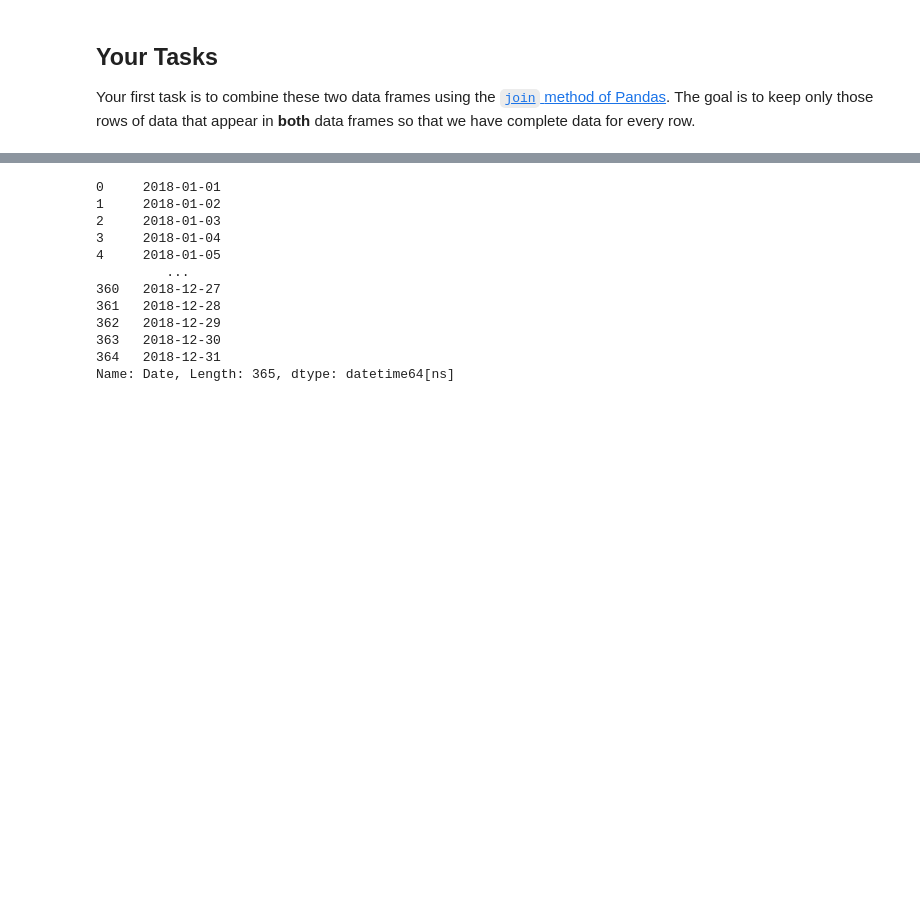
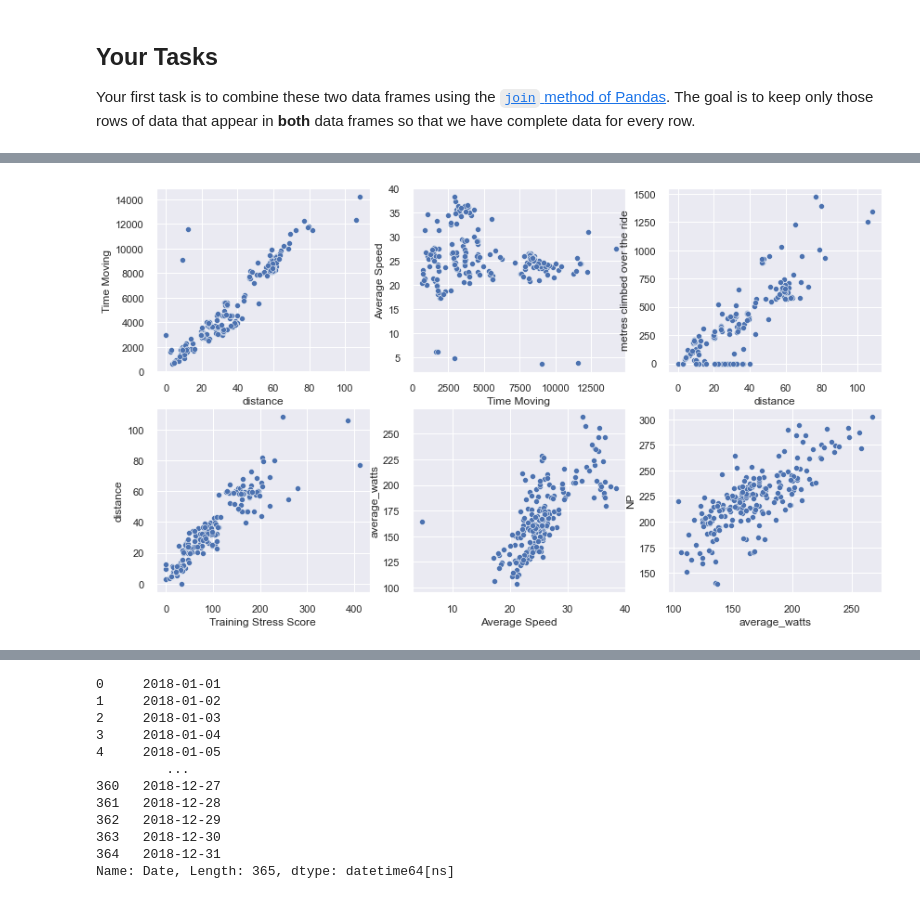
Before and after one commit to mona-piya/DS-portfolio-s1-2021-MonaMunegan, a Jupyter notebook: Portfolio 1.ipynb, the cells around one changed output, grey strips where cells are left out. Drawn from its saved outputs; the diff is of its cells as text; code cells hidden in the pictures; blank space fills up the shorter version.

```diff
--- a/Portfolio 1.ipynb
+++ b/Portfolio 1.ipynb
@@ -382,0 +330,18 @@ sns.boxplot(x = 'workout_type', y='distance', data=result, width=0.5)
+# %%
+#scatterplot - positive correlation
+
+f, axes = plt.subplots(2, 3, figsize = (14, 8))
+f1 = sns.scatterplot(x='distance', y = 'Time Moving', data = strava_cheetah, ax=axes[0][0])
+
+f2 = sns.scatterplot(x='Time Moving', y = 'Average Speed', data = strava_cheetah, ax=axes[0][1])
+
+f3 = sns.scatterplot(x='distance', y = 'elevation_f', data = strava_cheetah, ax=axes[0][2])
+f3.set(ylabel='metres climbed over the ride')
+
+f4=sns.scatterplot(x='TSS', y = 'distance', data = strava_cheetah, ax=axes[1][0])
+f4.set(xlabel='Training Stress Score')
+
+f5 = sns.scatterplot(x='Average Speed', y = 'average_watts', data = strava_cheetah, ax=axes[1][1])
+f6 = sns.scatterplot(x='average_watts', y = 'NP', data = strava_cheetah, ax=axes[1][2])
+# %% [output]
+[figure, added]
```
Also changed, not shown: parts of 50 cells of this notebook.
